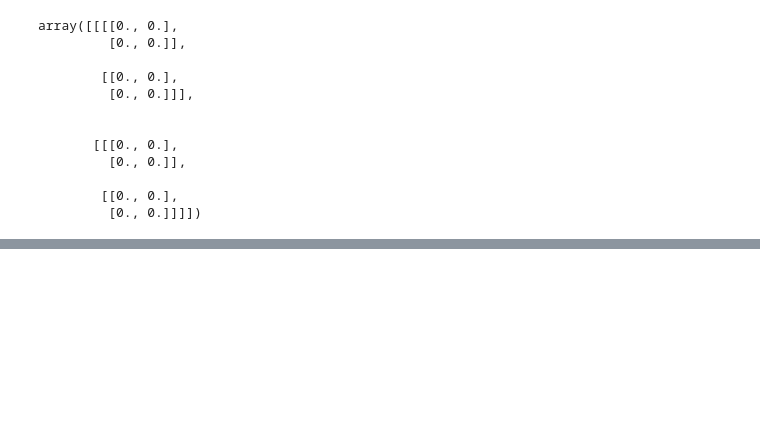
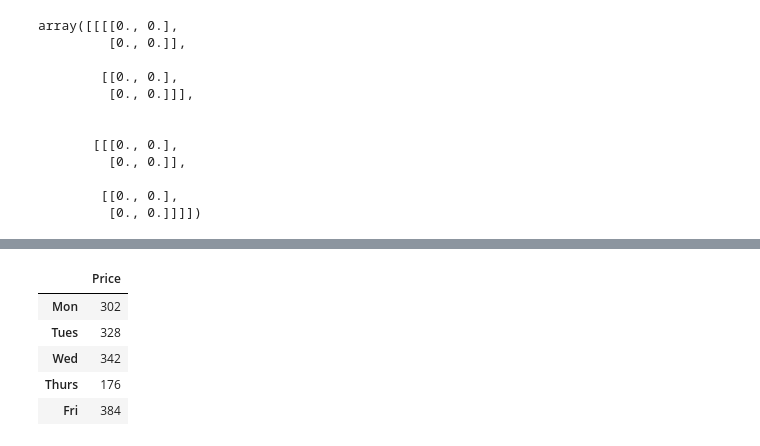
Before and after one commit to BogdanBozga/Learn-ML-ZeroToMastery, a Jupyter notebook: Learning NumPy.ipynb, the cells around one changed output, grey strips where cells are left out. Saved outputs shown, nothing was run; the diff lists cells and outputs as text; code cells hidden in the pictures; blank space fills up the shorter version.

```diff
--- a/Learning NumPy.ipynb
+++ b/Learning NumPy.ipynb
@@ -60,0 +364,9 @@ array([[1, 6, 1],
+# %%
+weekly_sales.dot(price_sales.T)
+# %% [output]
+|  | Price |
+| Mon | 302 |
+| Tues | 328 |
+| Wed | 342 |
+| Thurs | 176 |
+| Fri | 384 |
```
Also changed, not shown: parts of 81 cells of this notebook, 1 other file.
